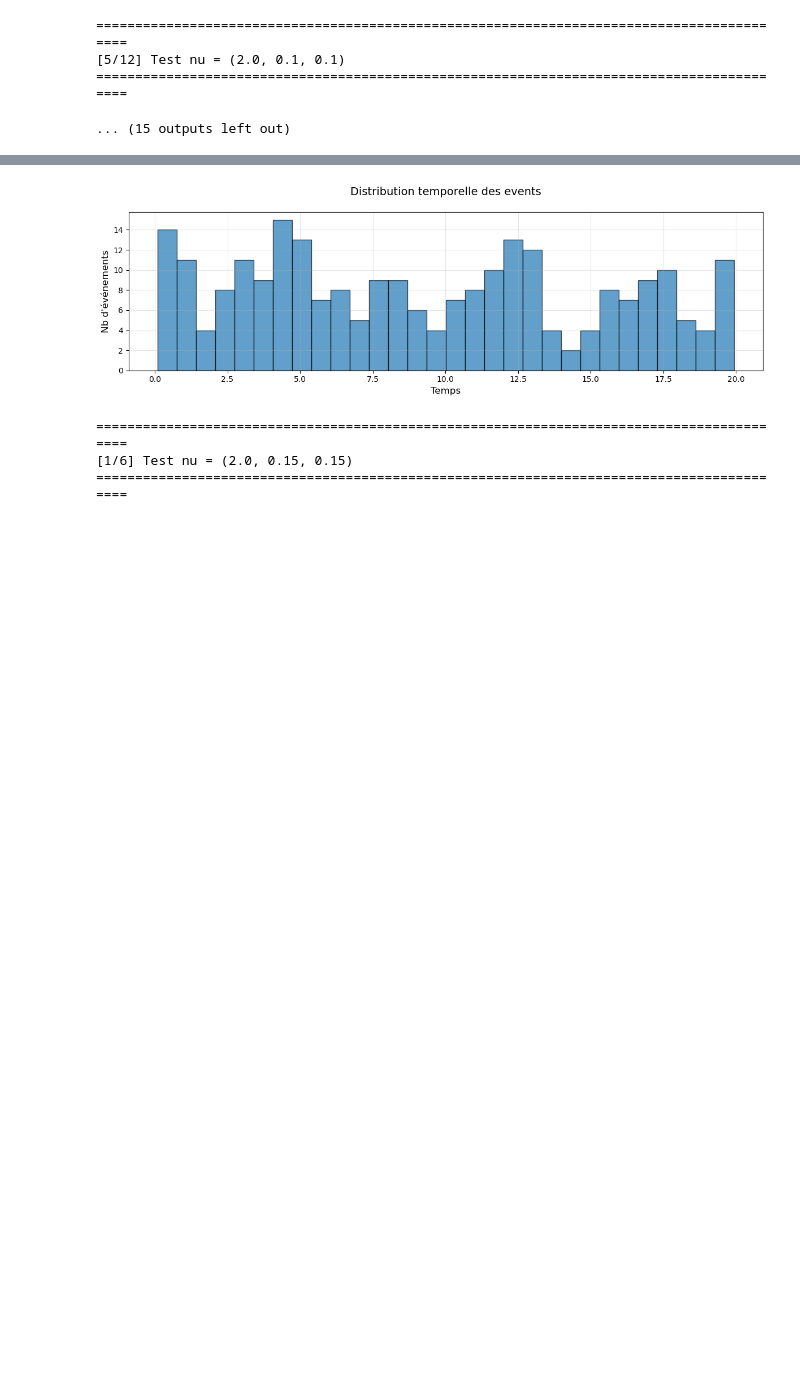
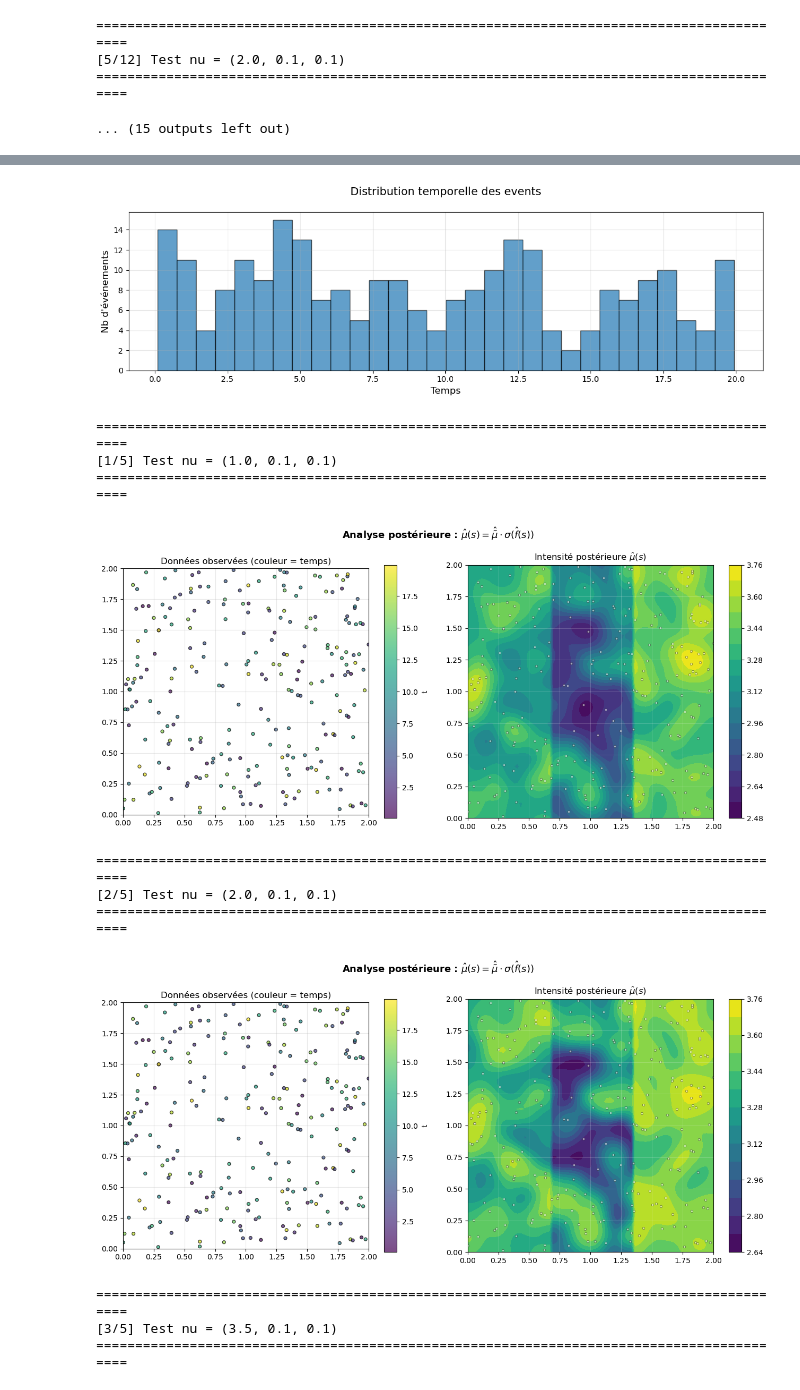
Before and after one commit to IbraSey/phdseydi, a Jupyter notebook: spatial_density_estimation/gp_spatial/brouillon_gp_spatial.ipynb, the cells around one changed output, grey strips where cells are left out. Drawn from its saved outputs; the diff is of its cells as text; code cells hidden in the pictures; blank space fills up the shorter version.

```diff
--- a/spatial_density_estimation/gp_spatial/brouillon_gp_spatial.ipynb
+++ b/spatial_density_estimation/gp_spatial/brouillon_gp_spatial.ipynb
@@ -1535,12 +1501,11 @@ plot_poisson_zones_data(
 )
 
 nu_list = [
+    (1.0, 0.10, 0.10),
+    (2.0, 0.10, 0.10),
+    (3.5, 0.10, 0.10),
     (2.0, 0.15, 0.15),
     (3.5, 0.15, 0.15),
-    (2.0, 0.20, 0.20),
-    (3.5, 0.20, 0.20),
-    (2.0, 0.25, 0.25),
-    (3.5, 0.25, 0.25),
 ]
 
 test_impact_nu(
@@ -1551,33 +1516,41 @@ test_impact_nu(
     T_sim=T_sim,
     mus_vec=mus_vec,
     nu_list=nu_list,
-    n_iter=2000,
+    n_iter=1000,
     burn_in=0.3,
     verbose=False,
     verbose_every=100,
     nx_plot=70,
     ny_plot=70,
 )
 # %% [output]
 ===================================
 ----- JEU DE DONNÉES SIMULÉES -----
 
 Nombre d'événements : 247
 Nombre de zones régulières : 1
 Intensités : [3]
 Premiers événements :
     [ v0          v1          v2          ]
 0 : [  1.70481     1.80783     4.91357    ]
 1 : [  1.28737     1.14137    16.2941     ]
 2 : [  1.77966     0.372961    0.511162   ]
 3 : [  0.00288049  0.0506416  12.7492     ]
 ... (12 lines left out)
 2 : [  0.593221     0.625313    18.5536      ]
 3 : [  0.000960162  0.115635    13.5099      ]
 4 : [  0.320191     0.0950814   18.2465      ]
 ===================================
 [figure]
 [figure]
 ==========================================================================================
-[1/6] Test nu = (2.0, 0.15, 0.15)
+[1/5] Test nu = (1.0, 0.1, 0.1)
 ==========================================================================================
+[figure, added]
+==========================================================================================
+[2/5] Test nu = (2.0, 0.1, 0.1)
+==========================================================================================
+[figure, added]
+==========================================================================================
+[3/5] Test nu = (3.5, 0.1, 0.1)
+==========================================================================================
```
Also changed, not shown: parts of 5 cells of this notebook, 1 other file.
